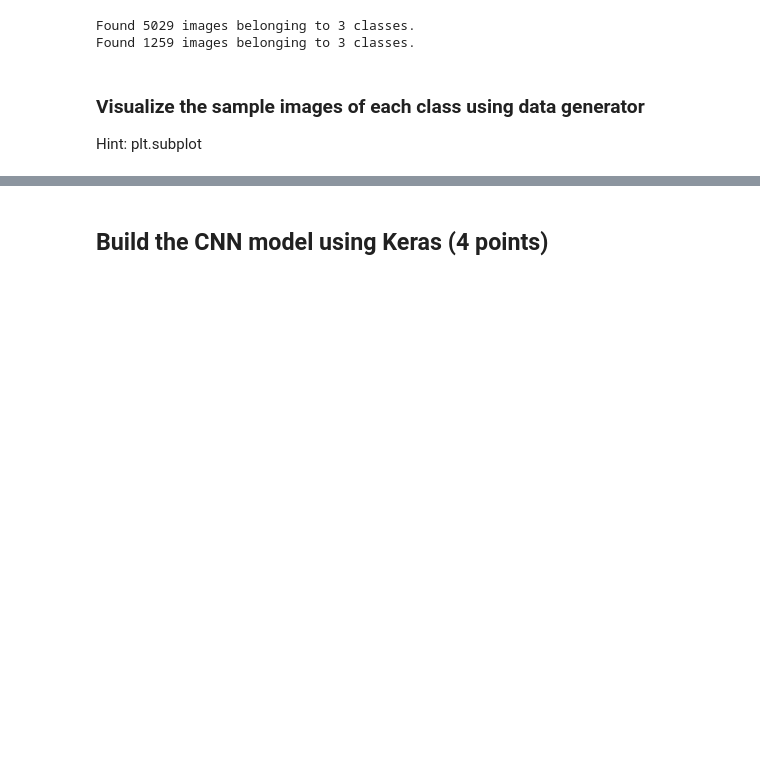
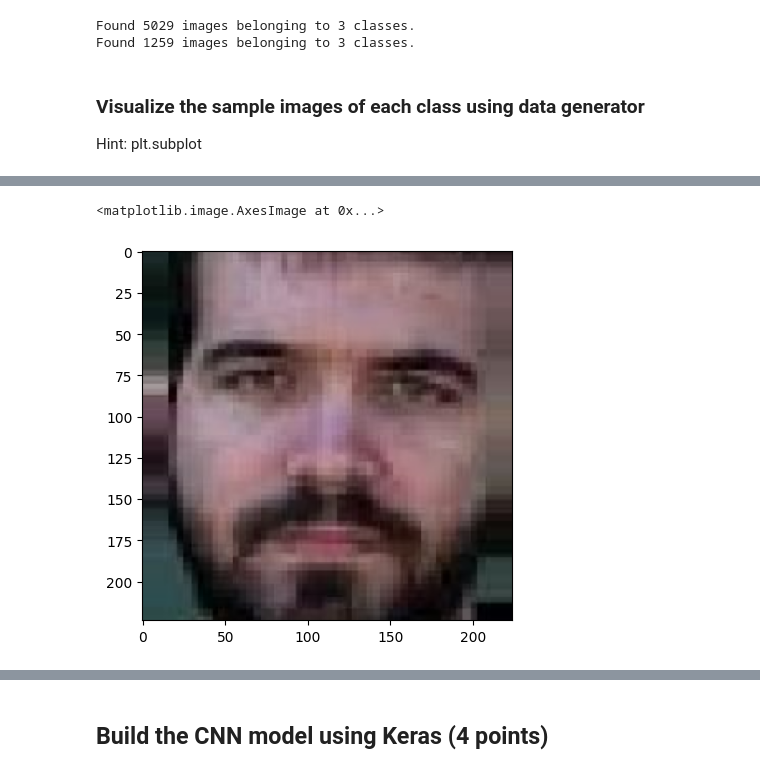
Before and after one commit to madhavamk/computational-data-science, a Jupyter notebook: MiniProjects/M6_NB_MiniProject_2_Face_Mask_Detection.ipynb, the cells around one changed output, grey strips where cells are left out. Saved outputs shown, nothing was run; the diff lists cells and outputs as text; code cells hidden in the pictures; blank space fills up the shorter version.

```diff
--- a/MiniProjects/M6_NB_MiniProject_2_Face_Mask_Detection.ipynb
+++ b/MiniProjects/M6_NB_MiniProject_2_Face_Mask_Detection.ipynb
@@ -184,3 +184,8 @@ print(batch[1])
+# %%
+plt.imshow(batch[0][5])
+# %% [output]
+<matplotlib.image.AxesImage at 0x...>
+[figure, added]
 # %%
 # YOUR CODE HERE
 # The generator will yield a tuple (images, labels)
```
Also changed, not shown: parts of 34 cells of this notebook.
